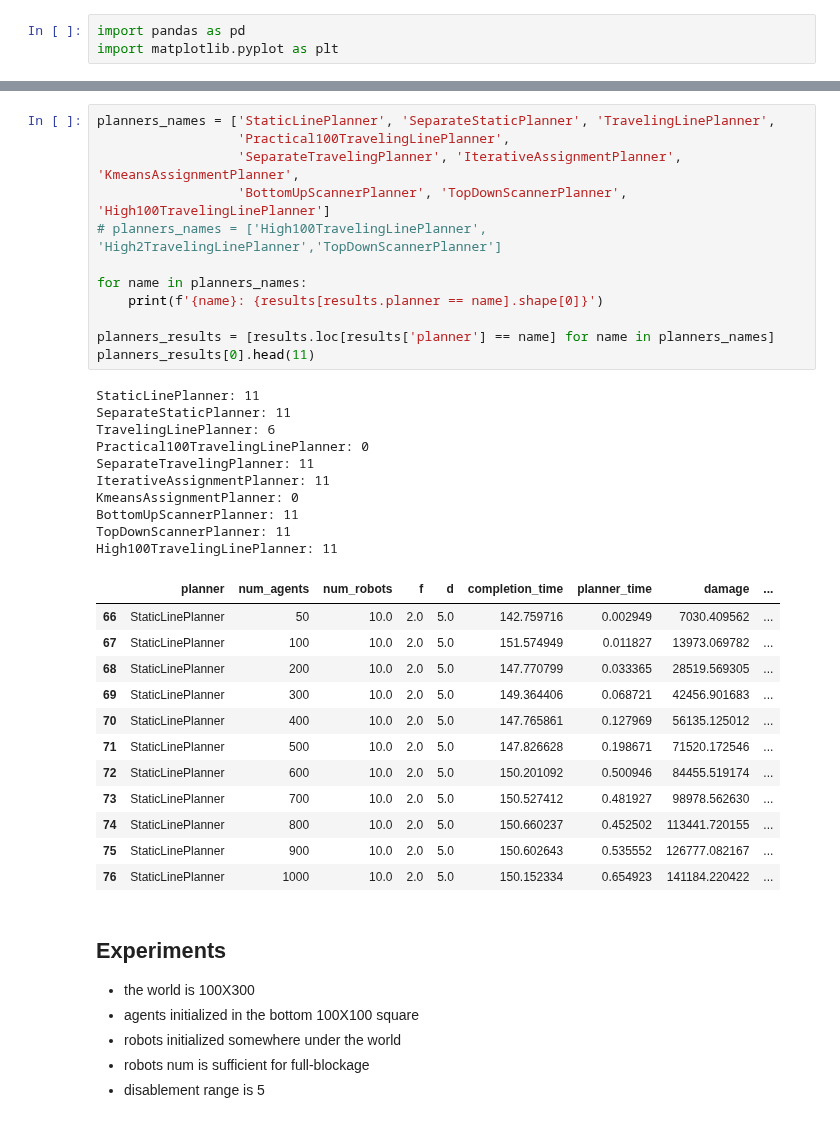
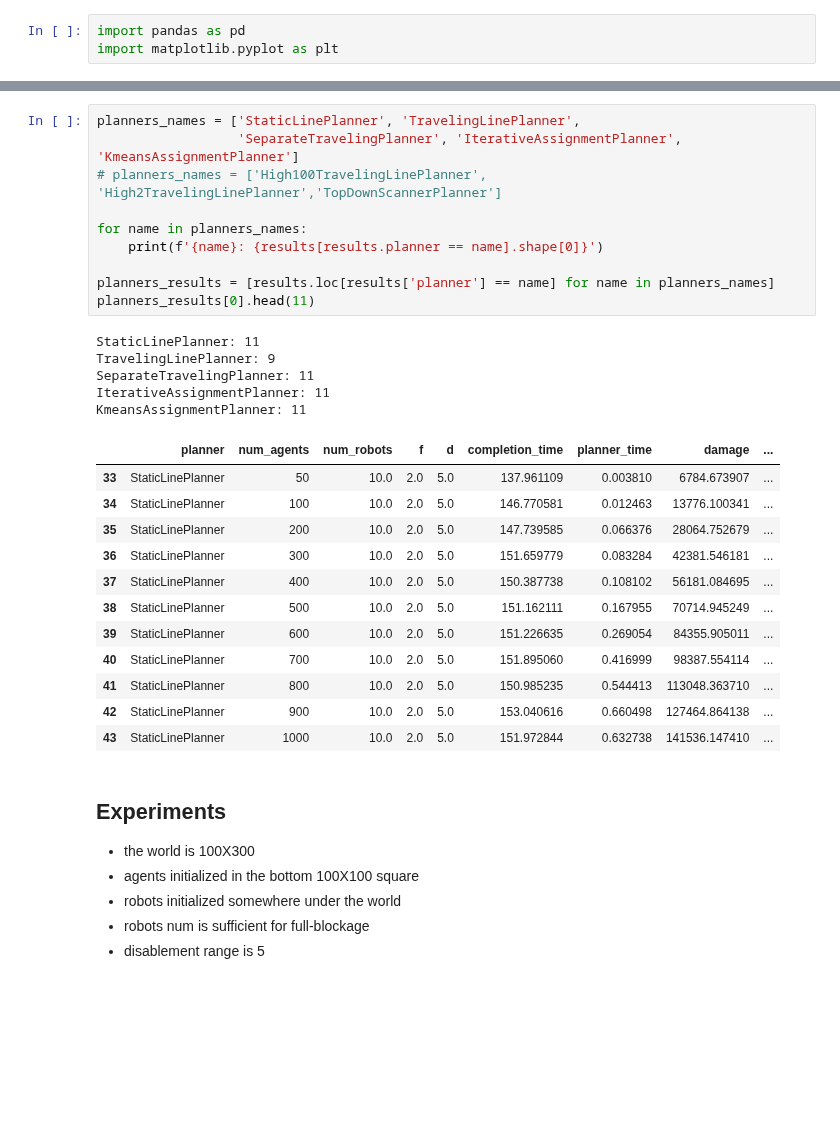
Before and after one commit to Elilgo324/dsd, a Jupyter notebook: experiments/full_blockage/agents.ipynb, the cells around one changed output, grey strips where cells are left out. Saved outputs shown, nothing was run; the diff lists cells and outputs as text; blank space fills up the shorter version.

```diff
--- a/experiments/full_blockage/agents.ipynb
+++ b/experiments/full_blockage/agents.ipynb
@@ -19,38 +19,31 @@ results.head()
 # %%
-planners_names = ['StaticLinePlanner', 'SeparateStaticPlanner', 'TravelingLinePlanner',
-                  'Practical100TravelingLinePlanner',
-                  'SeparateTravelingPlanner', 'IterativeAssignmentPlanner', 'KmeansAssignmentPlanner',
-                  'BottomUpScannerPlanner', 'TopDownScannerPlanner', 'High100TravelingLinePlanner']
+planners_names = ['StaticLinePlanner', 'TravelingLinePlanner',
+                  'SeparateTravelingPlanner', 'IterativeAssignmentPlanner', 'KmeansAssignmentPlanner']
 # planners_names = ['High100TravelingLinePlanner', 'High2TravelingLinePlanner','TopDownScannerPlanner']
 
 for name in planners_names:
     print(f'{name}: {results[results.planner == name].shape[0]}')
 
 planners_results = [results.loc[results['planner'] == name] for name in planners_names]
 planners_results[0].head(11)
 # %% [output]
 StaticLinePlanner: 11
-SeparateStaticPlanner: 11
-TravelingLinePlanner: 6
-Practical100TravelingLinePlanner: 0
+TravelingLinePlanner: 9
 SeparateTravelingPlanner: 11
 IterativeAssignmentPlanner: 11
-KmeansAssignmentPlanner: 0
-BottomUpScannerPlanner: 11
-TopDownScannerPlanner: 11
-High100TravelingLinePlanner: 11
+KmeansAssignmentPlanner: 11
 |  | planner | num_agents | num_robots | f | d | completion_time | planner_time | damage | ... |
-| 66 | StaticLinePlanner | 50 | 10.0 | 2.0 | 5.0 | 142.759716 | 0.002949 | 7030.409562 | ... |
-| 67 | StaticLinePlanner | 100 | 10.0 | 2.0 | 5.0 | 151.574949 | 0.011827 | 13973.069782 | ... |
-| 68 | StaticLinePlanner | 200 | 10.0 | 2.0 | 5.0 | 147.770799 | 0.033365 | 28519.569305 | ... |
-| 69 | StaticLinePlanner | 300 | 10.0 | 2.0 | 5.0 | 149.364406 | 0.068721 | 42456.901683 | ... |
-| 70 | StaticLinePlanner | 400 | 10.0 | 2.0 | 5.0 | 147.765861 | 0.127969 | 56135.125012 | ... |
-| 71 | StaticLinePlanner | 500 | 10.0 | 2.0 | 5.0 | 147.826628 | 0.198671 | 71520.172546 | ... |
-| 72 | StaticLinePlanner | 600 | 10.0 | 2.0 | 5.0 | 150.201092 | 0.500946 | 84455.519174 | ... |
-| 73 | StaticLinePlanner | 700 | 10.0 | 2.0 | 5.0 | 150.527412 | 0.481927 | 98978.562630 | ... |
-| 74 | StaticLinePlanner | 800 | 10.0 | 2.0 | 5.0 | 150.660237 | 0.452502 | 113441.720155 | ... |
-| 75 | StaticLinePlanner | 900 | 10.0 | 2.0 | 5.0 | 150.602643 | 0.535552 | 126777.082167 | ... |
-| 76 | StaticLinePlanner | 1000 | 10.0 | 2.0 | 5.0 | 150.152334 | 0.654923 | 141184.220422 | ... |
+| 33 | StaticLinePlanner | 50 | 10.0 | 2.0 | 5.0 | 137.961109 | 0.003810 | 6784.673907 | ... |
+| 34 | StaticLinePlanner | 100 | 10.0 | 2.0 | 5.0 | 146.770581 | 0.012463 | 13776.100341 | ... |
+| 35 | StaticLinePlanner | 200 | 10.0 | 2.0 | 5.0 | 147.739585 | 0.066376 | 28064.752679 | ... |
+| 36 | StaticLinePlanner | 300 | 10.0 | 2.0 | 5.0 | 151.659779 | 0.083284 | 42381.546181 | ... |
+| 37 | StaticLinePlanner | 400 | 10.0 | 2.0 | 5.0 | 150.387738 | 0.108102 | 56181.084695 | ... |
+| 38 | StaticLinePlanner | 500 | 10.0 | 2.0 | 5.0 | 151.162111 | 0.167955 | 70714.945249 | ... |
+| 39 | StaticLinePlanner | 600 | 10.0 | 2.0 | 5.0 | 151.226635 | 0.269054 | 84355.905011 | ... |
+| 40 | StaticLinePlanner | 700 | 10.0 | 2.0 | 5.0 | 151.895060 | 0.416999 | 98387.554114 | ... |
+| 41 | StaticLinePlanner | 800 | 10.0 | 2.0 | 5.0 | 150.985235 | 0.544413 | 113048.363710 | ... |
+| 42 | StaticLinePlanner | 900 | 10.0 | 2.0 | 5.0 | 153.040616 | 0.660498 | 127464.864138 | ... |
+| 43 | StaticLinePlanner | 1000 | 10.0 | 2.0 | 5.0 | 151.972844 | 0.632738 | 141536.147410 | ... |
 # %% [markdown]
 ## Experiments
 
```
Also changed, not shown: parts of 2 cells of this notebook, 18 other files.
